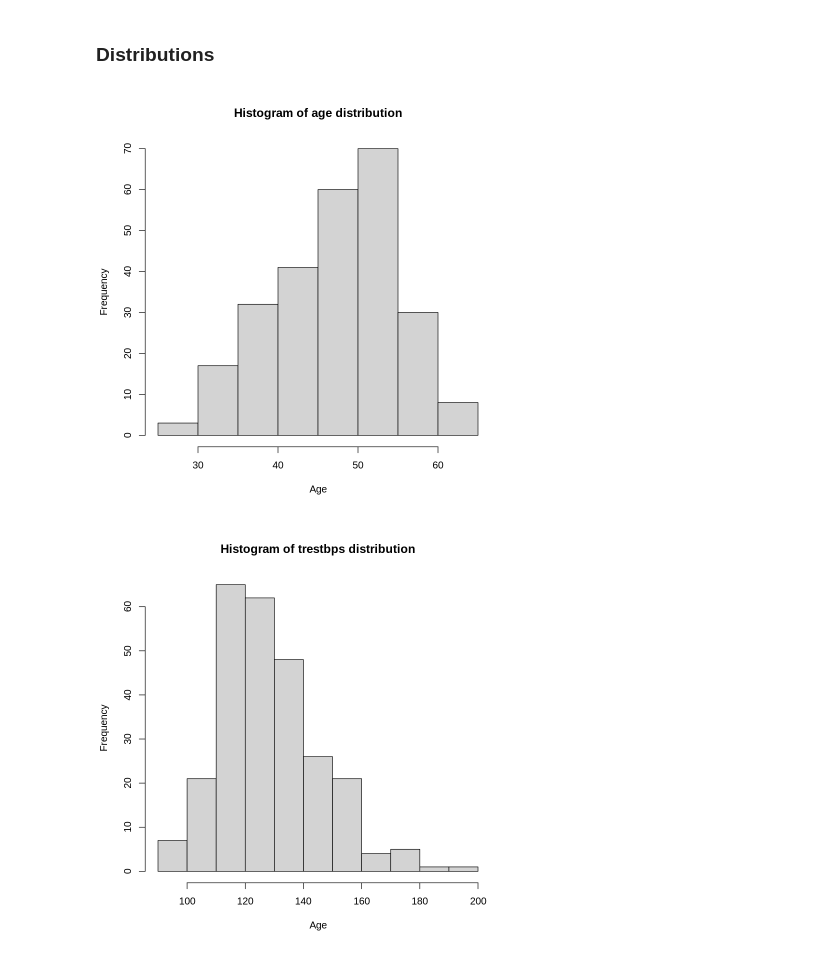
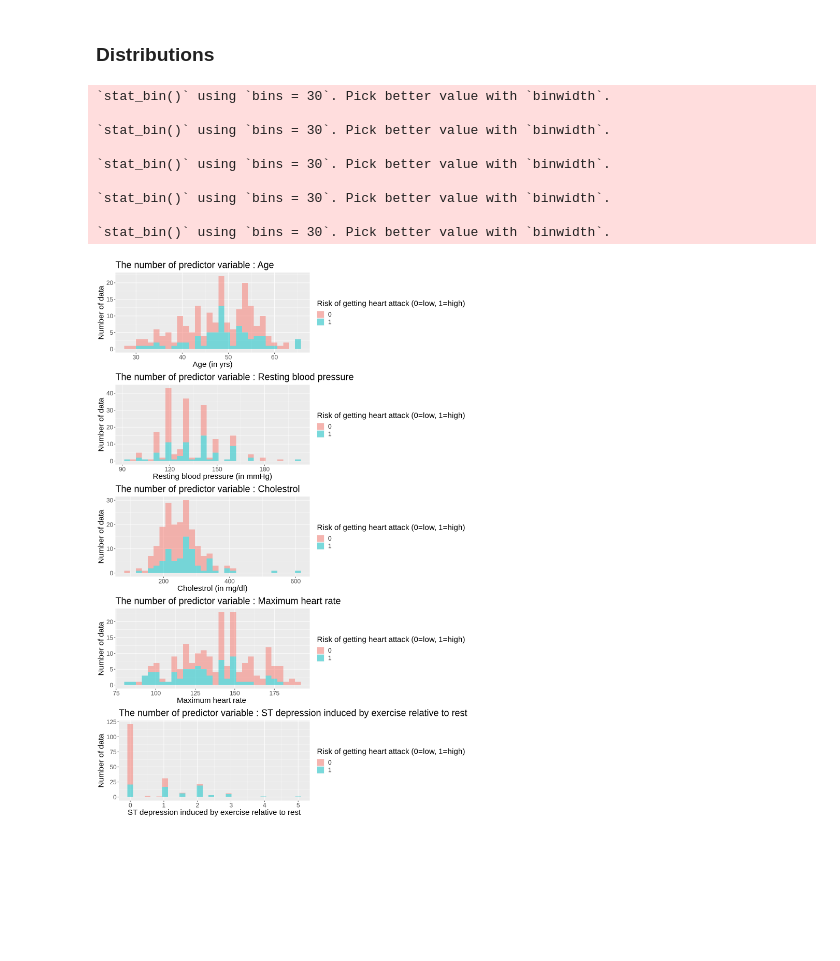
Before and after one commit to RichardAdhika22/heart_attack_prediction_knn, a Jupyter notebook: preliminary_analysis.ipynb, the cells around one changed output. Saved outputs shown, nothing was run; the diff lists cells and outputs as text; code cells hidden in the pictures; blank space fills up the shorter version.

```diff
--- a/preliminary_analysis.ipynb
+++ b/preliminary_analysis.ipynb
@@ -100,0 +68,9 @@ raw_age
+# %%
+heart_attack_split = initial_split(heart_attack_data_tidy, prop = 0.75, strata = num)
+heart_attack_training = training(heart_attack_split)
+heart_attack_testing = testing(heart_attack_split)
+# %%
+heart_attack_data_selected = heart_attack_training |>
+    select(age,sex,trestbps,chol,thalach,oldpeak,num)
+
+heart_attack_data_selected
@@ -198,11 +178,58 @@ geom_point()
 # %% [markdown]
 ### Distributions
 # %%
-age_hist = hist(raw_age,main="Histogram of age distribution",xlab="Age",ylab="Frequency")
-trestbps_hist = hist(raw_trestbps,main="Histogram of trestbps distribution",xlab="Age",ylab="Frequency")
-chol_hist = hist(raw_chol,main="Histogram of chol distribution",xlab="Age",ylab="Frequency")
-thalach_hist = hist(raw_thalach,main="Histogram of thalach distribution",xlab="Age",ylab="Frequency")
-oldpeak_hist = hist(raw_oldpeak,main="Histogram of oldpeak distribution",xlab="Age",ylab="Frequency")
+# age_hist = hist(raw_age,main="Histogram of age distribution",xlab="Age",ylab="Frequency")
+# trestbps_hist = hist(raw_trestbps,main="Histogram of trestbps distribution",xlab="Age",ylab="Frequency")
+# chol_hist = hist(raw_chol,main="Histogram of chol distribution",xlab="Age",ylab="Frequency")
+# thalach_hist = hist(raw_thalach,main="Histogram of thalach distribution",xlab="Age",ylab="Frequency")
+# oldpeak_hist = hist(raw_oldpeak,main="Histogram of oldpeak distribution",xlab="Age",ylab="Frequency")
+
+options(repr.plot.width=12, repr.plot.height=18)
+
+age_hist = heart_attack_data_selected |>
+    ggplot(aes(x=age, fill=num))+
+    geom_histogram(alpha=0.5)+
+    labs(x = "Age (in yrs)", y = "Number of data", fill = "Risk of getting heart attack (0=low, 1=high)")+
+    ggtitle("The number of predictor variable : Age")+
+    theme(text = element_text(size=18))
+
+trestbps_hist = heart_attack_data_selected |>
+    ggplot(aes(x=trestbps, fill=num))+
+    geom_histogram(alpha=0.5)+
+    labs(x = "Resting blood pressure (in mmHg)", y = "Number of data", fill = "Risk of getting heart attack (0=low, 1=high)")+
+    ggtitle("The number of predictor variable : Resting blood pressure")+
+    theme(text = element_text(size=18))
+
+chol_hist = heart_attack_data_selected |>
+    ggplot(aes(x=chol, fill=num))+
+    geom_histogram(alpha=0.5)+
+    labs(x = "Cholestrol (in mg/dl)", y = "Number of data", fill = "Risk of getting heart attack (0=low, 1=high)")+
+    ggtitle("The number of predictor variable : Cholestrol")+
+    theme(text = element_text(size=18))
+
+thalach_hist = heart_attack_data_selected |>
+    ggplot(aes(x=thalach, fill=num))+
+    geom_histogram(alpha=0.5)+
+    labs(x = "Maximum heart rate ", y = "Number of data", fill = "Risk of getting heart attack (0=low, 1=high)")+
+    ggtitle("The number of predictor variable : Maximum heart rate")+
+    theme(text = element_text(size=18))
+
+oldpeak_hist = heart_attack_data_selected |>
+    ggplot(aes(x=oldpeak, fill=num))+
+    geom_histogram(alpha=0.5)+
+    labs(x = "ST depression induced by exercise relative to rest", y = "Number of data", fill = "Risk of getting heart attack (0=low, 1=high)")+
+    ggtitle("The number of predictor variable : ST depression induced by exercise relative to rest")+
+    theme(text = element_text(size=18))
+
+plot_grid(age_hist, trestbps_hist, chol_hist, thalach_hist, oldpeak_hist, ncol=1)
 # %% [output]
+`stat_bin()` using `bins = 30`. Pick better value with `binwidth`.
+
+`stat_bin()` using `bins = 30`. Pick better value with `binwidth`.
+
+`stat_bin()` using `bins = 30`. Pick better value with `binwidth`.
+
+`stat_bin()` using `bins = 30`. Pick better value with `binwidth`.
+
+`stat_bin()` using `bins = 30`. Pick better value with `binwidth`.
-[figure, old version]
+[figure, new version]
-[figure, removed]
```
Also changed, not shown: parts of 31 cells of this notebook.
